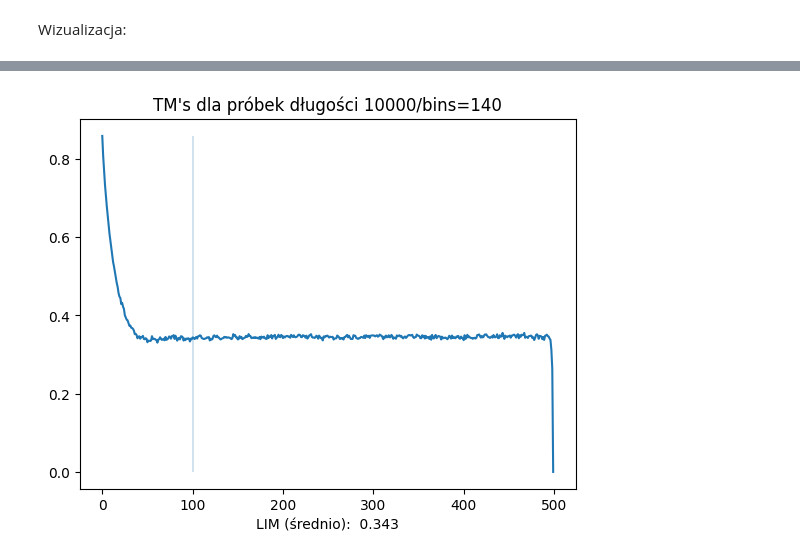
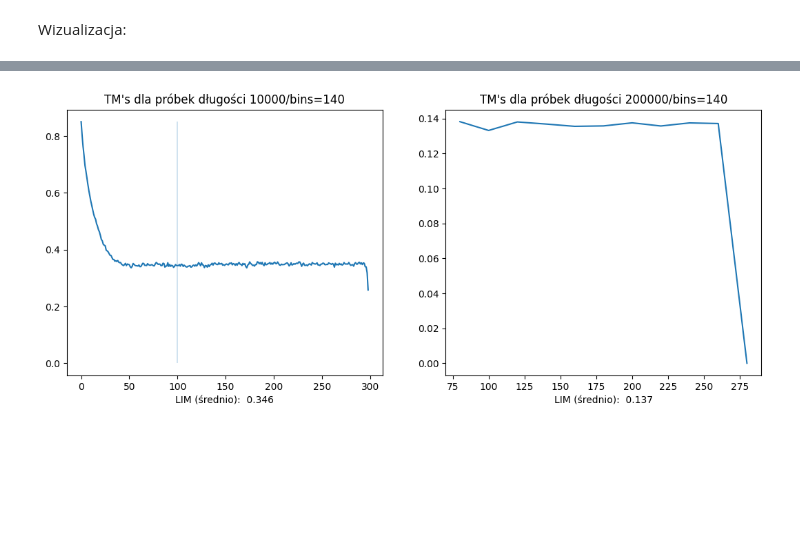
Before and after one commit to GrzegorzAndrzejczak/Programowanie-w-Pythonie, a Jupyter notebook: CASE_lighthouse_emcee.ipynb, the cells around one changed output, grey strips where cells are left out. Drawn from its saved outputs; the diff is of its cells as text; code cells hidden in the pictures; blank space fills up the shorter version.

```diff
--- a/CASE_lighthouse_emcee.ipynb
+++ b/CASE_lighthouse_emcee.ipynb
@@ -56,7 +56,7 @@ D = d.values[:N]
 ndim = 2  # number of parameters in the model
 nwalkers = 10000  # number of MCMC walkers
 nburn = 100  # "burn-in" period to let chains stabilize
-nsteps = 500  # number of MCMC steps to take - czyli zostaje 200:1000
+nsteps = 300  # number of MCMC steps to take - czyli zostaje 100:300
 
 # we'll start at random locations
 starting_guesses = np.random.rand(nwalkers, ndim)*10
@@ -167,26 +168,41 @@ array([ 8.459362, 27.915844], dtype=float32)
 # %%
 # czas na ocenę TM-dist...
 bins = 140
 Hb, xb, yb = np.histogram2d(*sample.T, bins=bins, density=True, range=np.asarray([[-70,70],[0,140]]))    #
-# for k in np.arange(1,lastN//2000)* 2000:
-#     path_ = paths[k, :rozmS].T
-#     H_, _, _ = np.histogram2d(*path_, bins=bins, density=True, range=np.asarray([[-70, 70], [0, 140]]))  # density=True,
-#     tm_ = np.abs(H_ - Hb).sum()/2*(140/bins)**2
-#     print(f'{k:4}: {tm_:6.3f}')
-lastN = 500
+lastN = nsteps
 n_rang = np.arange(lastN)
 tm_vals = np.empty_like(n_rang, dtype=np.float32)
 for i,k in enumerate(n_rang):    # * 100:
     path_ = chain[k].T  #-------!!!!!!!!!!
     H_, _, _ = np.histogram2d(*path_, bins=bins, density=True, range=np.asarray([[-70, 70], [0, 140]]))  # density=True,
     tm_ = np.abs(H_ - Hb).sum()/2
     # print(f'{k:4}: {tm_:6.3f}')
     tm_vals[i] = tm_
 tm_vals *= (140/bins)**2   # podział na 100^2 zamiast 140^2
-fig, ax0 = plt.subplots()
-ax0.plot(n_rang, tm_vals)
+fig, (ax0, ax) = plt.subplots(1,2,figsize=(13,5))
+ax0.plot(n_rang[:-1], tm_vals[:-1])
 ax0.vlines(nburn, 0, tm_vals[0],lw=.3)
-ax0.set_title(f"TM's dla próbek długości {nwalkers}/bins={bins}")
+ax0.set_title(f"TM's dla próbek długości {nwalkers}/bins={bins}");
 ax0.set_xlabel(f"LIM (średnio): {tm_vals[nburn-10:nburn+60].mean():6.3f}");    # 100: 0.174,  140: 0.232
+
+nburn = 80
+sample = chain[nburn:].reshape(-1,200000,2)
+sample_ = sample[-1]
+Hb, xb, yb = np.histogram2d(*sample[-1].T, bins=bins, density=True, range=np.asarray([[-70,70],[0,140]]))    #
+lastN = sample.shape[0]
+n_rang = np.arange(lastN)
+tm_vals = np.empty_like(n_rang, dtype=np.float32)
+for i,k in enumerate(n_rang):    # * 100:
+    path_ = sample[k].T
+    H_, _, _ = np.histogram2d(*path_, bins=bins, density=True, range=np.asarray([[-70, 70], [0, 140]]))  # density=True,
+    tm_ = np.abs(H_ - Hb).sum()/2
+    # print(f'{k:4}: {tm_:6.3f}')
+    tm_vals[i] = tm_
+tm_vals *= (140/bins)**2   # podział na 100^2 zamiast 140^2
+ax.plot(nburn+n_rang*20, tm_vals)
+# ax.vlines(nburn, 0, tm_vals[0],lw=.3)
+ax.set_title(f"TM's dla próbek długości {sample.shape[1]}/bins={bins}");
+# ax.set_title(f"TM's dla próbek długości {20*nwalkers}/bins={bins}");
+ax.set_xlabel(f"LIM (średnio): {tm_vals[:-1].mean():6.3f}");    # 100: 0.174,  140: 0.232
 # %% [output]
-[figure, old version]
+[figure, new version]
```
Also changed, not shown: parts of 2 cells of this notebook.
